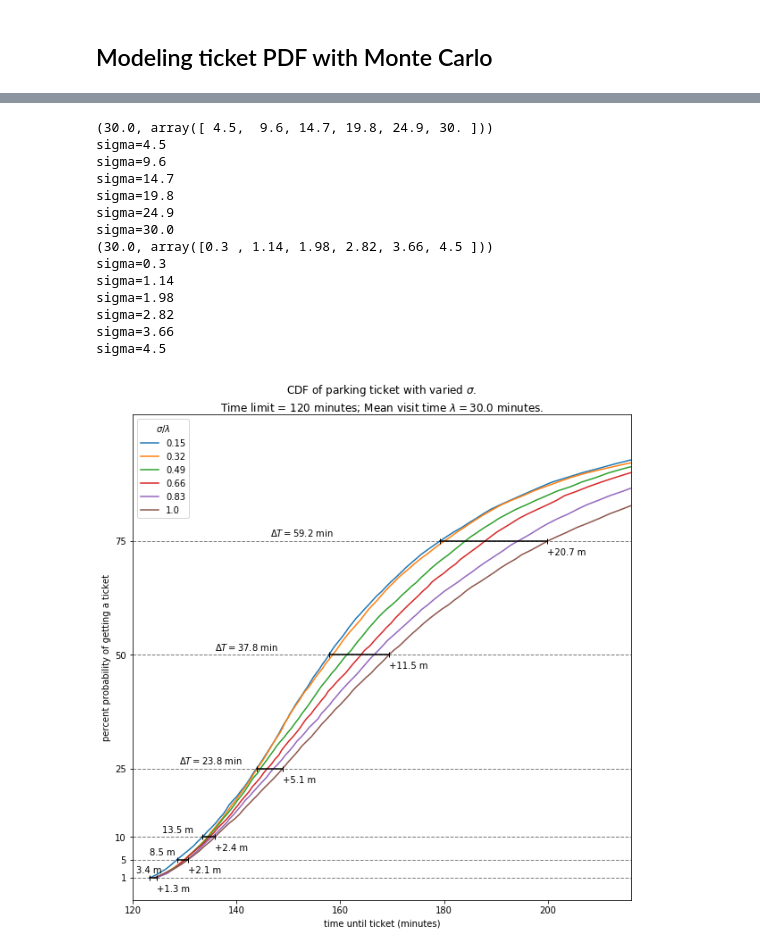
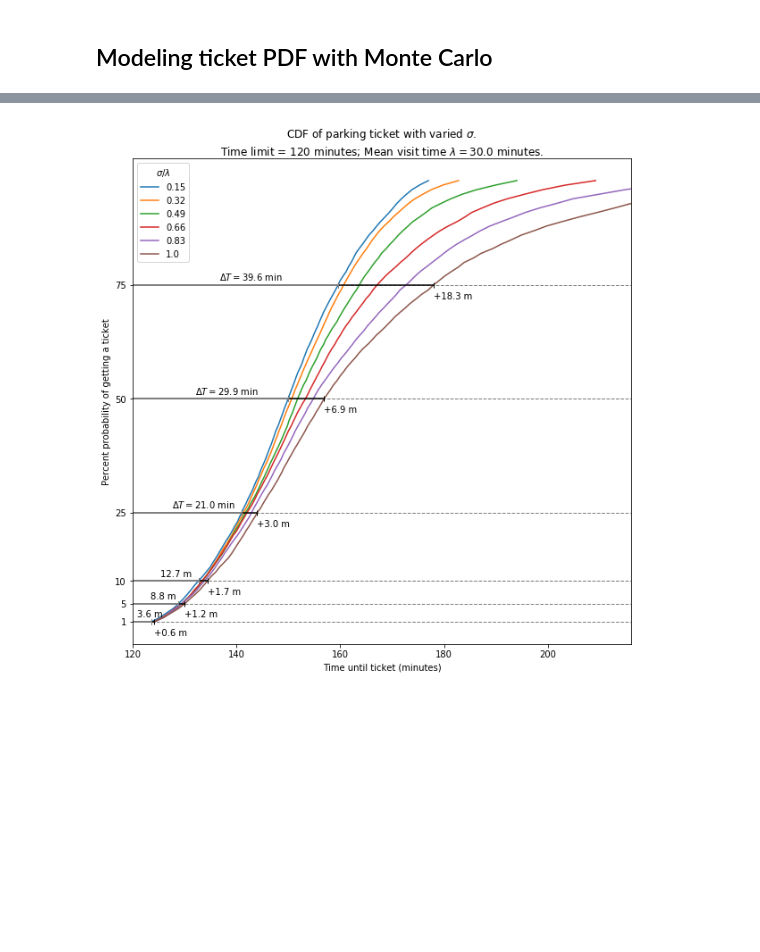
Before and after one commit to adeich/little_sci_comp_projects, a Jupyter notebook: Modeling getting a parking ticket.ipynb, the cells around one changed output, grey strips where cells are left out. Drawn from its saved outputs; the diff is of its cells as text; code cells hidden in the pictures; blank space fills up the shorter version.

```diff
--- a/Modeling getting a parking ticket.ipynb
+++ b/Modeling getting a parking ticket.ipynb
@@ -196,20 +214,17 @@ def plot_several_CDFs(sigmas_as_frac_mean_visit, mean_visit_as_frac_maxtime=0.25
                       N_randos_per=10000, ticks=[1, 5, 10, 25, 50, 75]):
     mean_visit = float(maxtime) * float(mean_visit_as_frac_maxtime)
     sigmas = sigmas_as_frac_mean_visit * mean_visit
-    print(mean_visit, sigmas)
     fig, ax = plt.subplots(1, 1)
     fig.set_size_inches(10,10)
-    ax.set_xlabel('time until ticket (minutes)')
+    ax.set_xlabel('Time until ticket (minutes)')
     ax.set_xlim([maxtime, maxtime * 1.8])
     ax.set_title(
         'CDF of parking ticket with varied $\sigma$.\nTime limit = {} minutes; Mean visit time $\lambda= {}$ minutes.'.format(
             maxtime, mean_visit))
-    ax.set_ylabel('percent probability of getting a ticket')
+    ax.set_ylabel('Percent probability of getting a ticket')
     percentile = np.arange(1, 99)
     df = pd.DataFrame([])
-    #sigmas = np.linspace(6, mean_visit, n)
     for sigma in sigmas:
-        print('sigma={}'.format(sigma))
         data = generate_data(N_trials=N_randos_per, mean=mean_visit,
                              sigma=sigma, maxtime=maxtime)
         x = np.percentile(data[:,0], percentile, interpolation='higher')
@@ -217,45 +232,36 @@ def plot_several_CDFs(sigmas_as_frac_mean_visit, mean_visit_as_frac_maxtime=0.25
         ax.plot(x, percentile, label='{}'.format(round(sigma/mean_visit, 2)))
     ax.legend(title='$\sigma/\lambda$')
     for percentile in ticks:
         i = percentile - 1
         xleft = df.iloc[i].min(axis=0)
         xright = df.iloc[i].max(axis=0)
+
+        # horizontal bar across lines.
         ax.plot([xleft, xright],
                 [percentile, percentile], marker='|', color='k')
+        ax.plot([2, xleft ],
+                [percentile, percentile], marker='|', color='gray',
+               linewidth=2)
         deltaT = xleft - maxtime
         if deltaT > 15.0:
             ax.text(maxtime + (xleft-maxtime)/2 - 3,
                 percentile + 1, '$\Delta T = $' +
                     str(round(deltaT, 1)) + ' min')
         else:
             ax.text(maxtime + (deltaT)/2 - 1,
                 percentile + 1, str(round(xleft - maxtime, 1)) + ' m')
         ax.text(xright, percentile - 3, '+' + str(round(xright - maxtime - deltaT, 1)) + ' m')
     ax.set_yticks(ticks)
     ax.hlines(y=ticks, xmin=maxtime, xmax=maxtime*1.8, linestyles='dashed',
               colors='gray', linewidth=1)
 
 
 
 #plot_several_CDFs(sigmas=np.linspace(6, 30, 6), mean_visit=30, N_randos_per=10000)
 plot_several_CDFs(sigmas_as_frac_mean_visit=np.linspace(0.15, 1, 6),
                   mean_visit_as_frac_maxtime=0.25, N_randos_per=10000,
                  maxtime=120)
 plot_several_CDFs(sigmas_as_frac_mean_visit=np.linspace(0.01, 0.15, 6),
                   mean_visit_as_frac_maxtime=0.25, N_randos_per=10000)
 # %% [output]
-(30.0, array([ 4.5,  9.6, 14.7, 19.8, 24.9, 30. ]))
-sigma=4.5
-sigma=9.6
-sigma=14.7
-sigma=19.8
-sigma=24.9
-sigma=30.0
-(30.0, array([0.3 , 1.14, 1.98, 2.82, 3.66, 4.5 ]))
-sigma=0.3
-sigma=1.14
-sigma=1.98
-sigma=2.82
-sigma=3.66
-sigma=4.5
-[figure, old version]
+[figure, new version]
```
Also changed, not shown: parts of 4 cells of this notebook, 9 other files.
